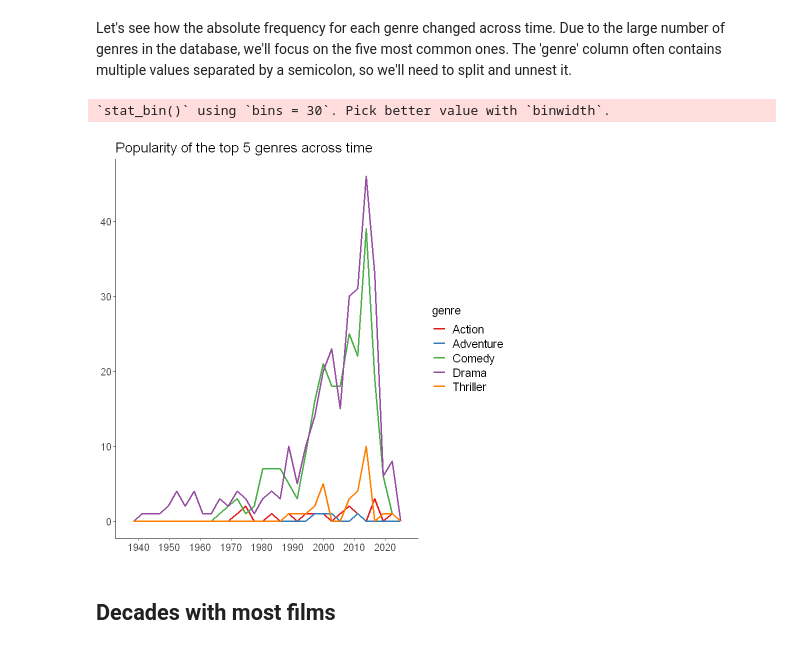
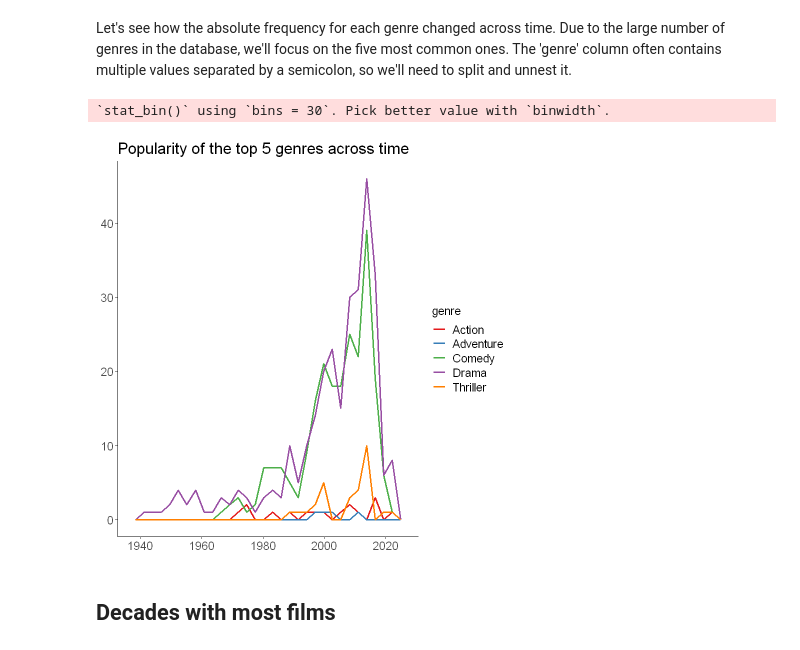
Before and after one commit to JacopoMalatesta/imdb_most_popular_films, a Jupyter notebook: scripts/04 - Querying and visualizing the results with SQL and R.ipynb, the cells around one changed output. Saved outputs shown, nothing was run; the diff lists cells and outputs as text; code cells hidden in the pictures.

```diff
--- a/scripts/04 - Querying and visualizing the results with SQL and R.ipynb
+++ b/scripts/04 - Querying and visualizing the results with SQL and R.ipynb
@@ -52,35 +52,35 @@ Let's see how the absolute frequency for each genre changed across time. Due to
 # %%
 query  <- "WITH CTE AS (
                         SELECT UNNEST(STRING_TO_ARRAY(genre, ';')) genre,
                                COUNT(*)
                         FROM films
                         GROUP BY 1
                         ORDER BY 2 DESC
                         LIMIT 5
                         )
 
            SELECT EXTRACT(YEAR FROM release_date :: DATE) AS year,
                   UNNEST(STRING_TO_ARRAY(genre, ';')) genre
            FROM films
            WHERE genre IN (SELECT genre FROM CTE)"
 
 dbGetQuery(conn = con, statement = query) %>%
 ggplot(aes(x = year, colour = genre)) +
 geom_freqpoly(size = 1) +
-scale_x_continuous(breaks = seq(1930, 2020, 10)) +
+scale_x_continuous(breaks = seq(1920, 2020, 20)) +
 ggtitle("Popularity of the top 5 genres across time") +
 theme_classic() +
-theme(title = element_text(size = 14),
+theme(title = element_text(size = 16),
       axis.title.x = element_blank(),
       axis.title.y = element_blank(),
-      axis.text.x = element_text(size = 12),
-      axis.text.y = element_text(size = 12),
+      axis.text.x = element_text(size = 14),
+      axis.text.y = element_text(size = 14),
       legend.title = element_text(size = 14),
       legend.text = element_text(size = 14)) +
 scale_colour_brewer(palette = "Set1")
 # %% [output]
 `stat_bin()` using `bins = 30`. Pick better value with `binwidth`.
-[figure, old version]
+[figure, new version]
 # %% [markdown]
 ## Decades with most films
 # %% [markdown]
```
Also changed, not shown: parts of 13 cells of this notebook.
